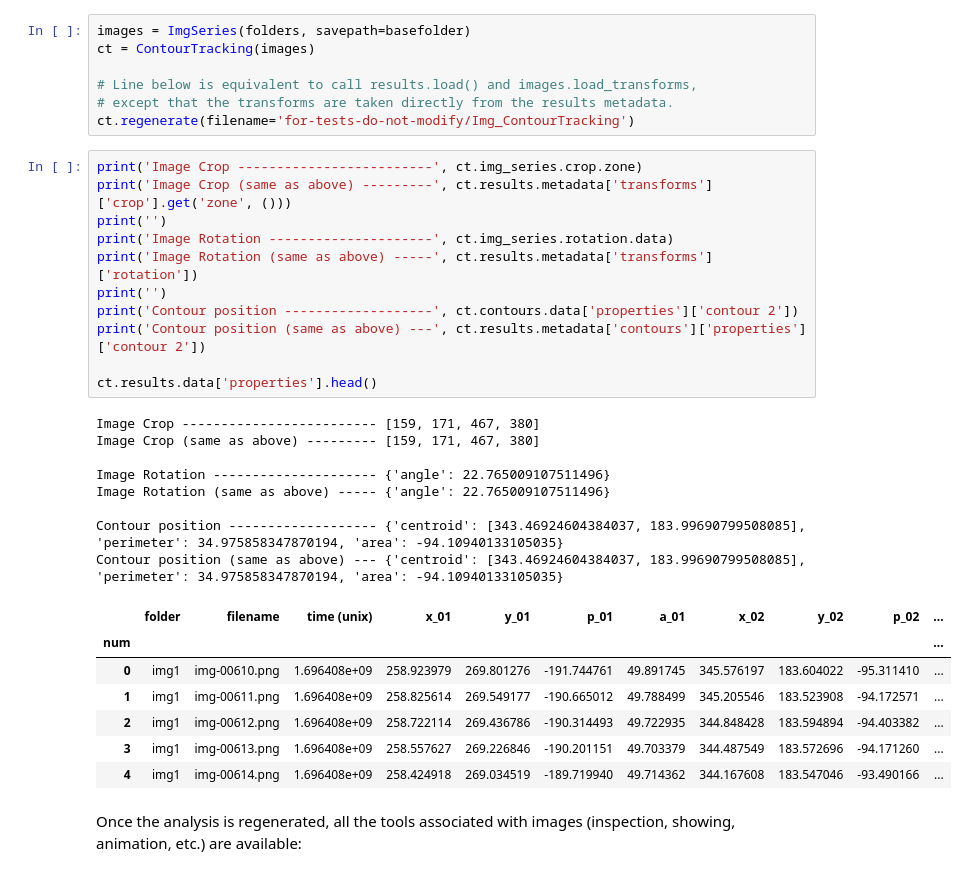
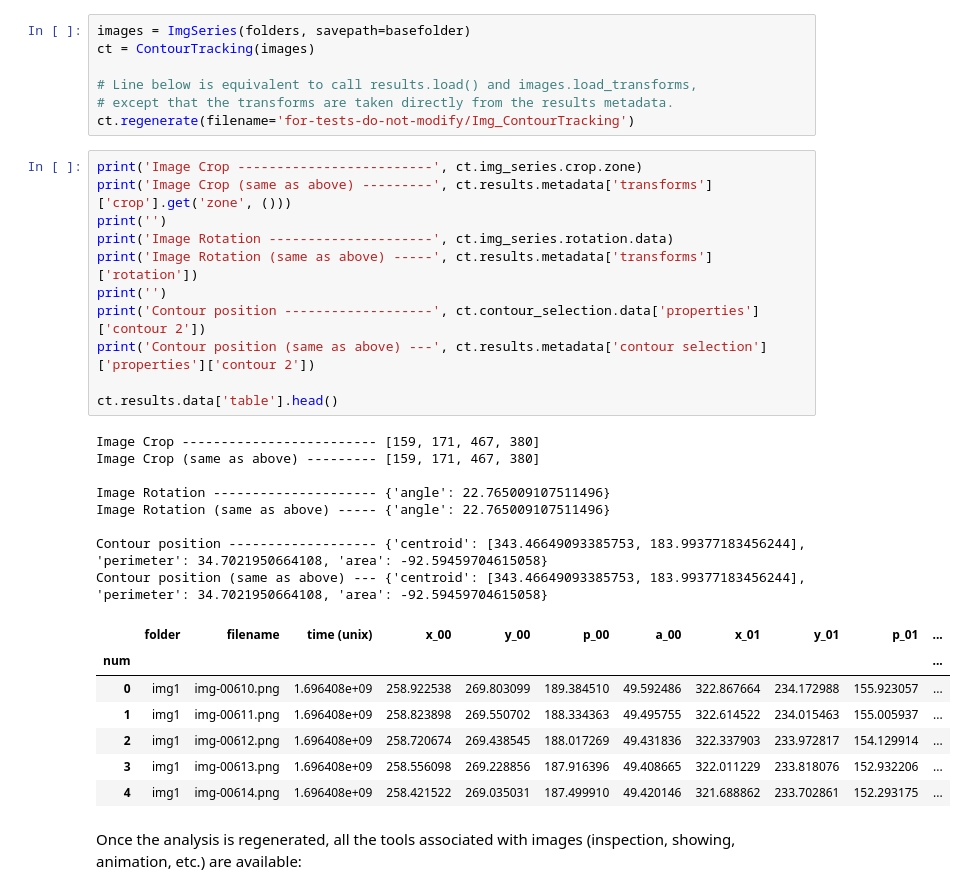
Before and after one commit to ovinc/imgseries, a Jupyter notebook: examples/examples_analysis/ContourTracking.ipynb, the cells around one changed output. Cells and saved outputs as stored; diff of their text form.

Commit message:
ContourTracking works again, tests pass

```diff
--- a/examples/examples_analysis/ContourTracking.ipynb
+++ b/examples/examples_analysis/ContourTracking.ipynb
@@ -176,30 +200,30 @@ ct.regenerate(filename='for-tests-do-not-modify/Img_ContourTracking')
 # %%
 print('Image Crop -------------------------', ct.img_series.crop.zone)
 print('Image Crop (same as above) ---------', ct.results.metadata['transforms']['crop'].get('zone', ()))
 print('')
 print('Image Rotation ---------------------', ct.img_series.rotation.data)
 print('Image Rotation (same as above) -----', ct.results.metadata['transforms']['rotation'])
 print('')
-print('Contour position -------------------', ct.contours.data['properties']['contour 2'])
-print('Contour position (same as above) ---', ct.results.metadata['contours']['properties']['contour 2'])
+print('Contour position -------------------', ct.contour_selection.data['properties']['contour 2'])
+print('Contour position (same as above) ---', ct.results.metadata['contour selection']['properties']['contour 2'])
 
-ct.results.data['properties'].head()
+ct.results.data['table'].head()
 # %% [output]
 Image Crop ------------------------- [159, 171, 467, 380]
 Image Crop (same as above) --------- [159, 171, 467, 380]
 
 Image Rotation --------------------- {'angle': 22.765009107511496}
 Image Rotation (same as above) ----- {'angle': 22.765009107511496}
 
-Contour position ------------------- {'centroid': [343.46924604384037, 183.99690799508085], 'perimeter': 34.975858347870194, 'area': -94.10940133105035}
-Contour position (same as above) --- {'centroid': [343.46924604384037, 183.99690799508085], 'perimeter': 34.975858347870194, 'area': -94.10940133105035}
+Contour position ------------------- {'centroid': [343.46649093385753, 183.99377183456244], 'perimeter': 34.7021950664108, 'area': -92.59459704615058}
+Contour position (same as above) --- {'centroid': [343.46649093385753, 183.99377183456244], 'perimeter': 34.7021950664108, 'area': -92.59459704615058}
-|  | folder | filename | time (unix) | x_01 | y_01 | p_01 | a_01 | x_02 | y_02 | p_02 | ... |
+|  | folder | filename | time (unix) | x_00 | y_00 | p_00 | a_00 | x_01 | y_01 | p_01 | ... |
 | num |  |  |  |  |  |  |  |  |  |  | ... |
-| 0 | img1 | img-00610.png | 1.696408e+09 | 258.923979 | 269.801276 | -191.744761 | 49.891745 | 345.576197 | 183.604022 | -95.311410 | ... |
-| 1 | img1 | img-00611.png | 1.696408e+09 | 258.825614 | 269.549177 | -190.665012 | 49.788499 | 345.205546 | 183.523908 | -94.172571 | ... |
-| 2 | img1 | img-00612.png | 1.696408e+09 | 258.722114 | 269.436786 | -190.314493 | 49.722935 | 344.848428 | 183.594894 | -94.403382 | ... |
-| 3 | img1 | img-00613.png | 1.696408e+09 | 258.557627 | 269.226846 | -190.201151 | 49.703379 | 344.487549 | 183.572696 | -94.171260 | ... |
-| 4 | img1 | img-00614.png | 1.696408e+09 | 258.424918 | 269.034519 | -189.719940 | 49.714362 | 344.167608 | 183.547046 | -93.490166 | ... |
+| 0 | img1 | img-00610.png | 1.696408e+09 | 258.922538 | 269.803099 | 189.384510 | 49.592486 | 322.867664 | 234.172988 | 155.923057 | ... |
+| 1 | img1 | img-00611.png | 1.696408e+09 | 258.823898 | 269.550702 | 188.334363 | 49.495755 | 322.614522 | 234.015463 | 155.005937 | ... |
+| 2 | img1 | img-00612.png | 1.696408e+09 | 258.720674 | 269.438545 | 188.017269 | 49.431836 | 322.337903 | 233.972817 | 154.129914 | ... |
+| 3 | img1 | img-00613.png | 1.696408e+09 | 258.556098 | 269.228856 | 187.916396 | 49.408665 | 322.011229 | 233.818076 | 152.932206 | ... |
+| 4 | img1 | img-00614.png | 1.696408e+09 | 258.421522 | 269.035031 | 187.499910 | 49.420146 | 321.688862 | 233.702861 | 152.293175 | ... |
 # %% [markdown]
 Once the analysis is regenerated, all the tools associated with images (inspection, showing, animation, etc.) are available:
 # %%
```
Also changed, not shown: parts of 11 cells of this notebook, 13 other files.
